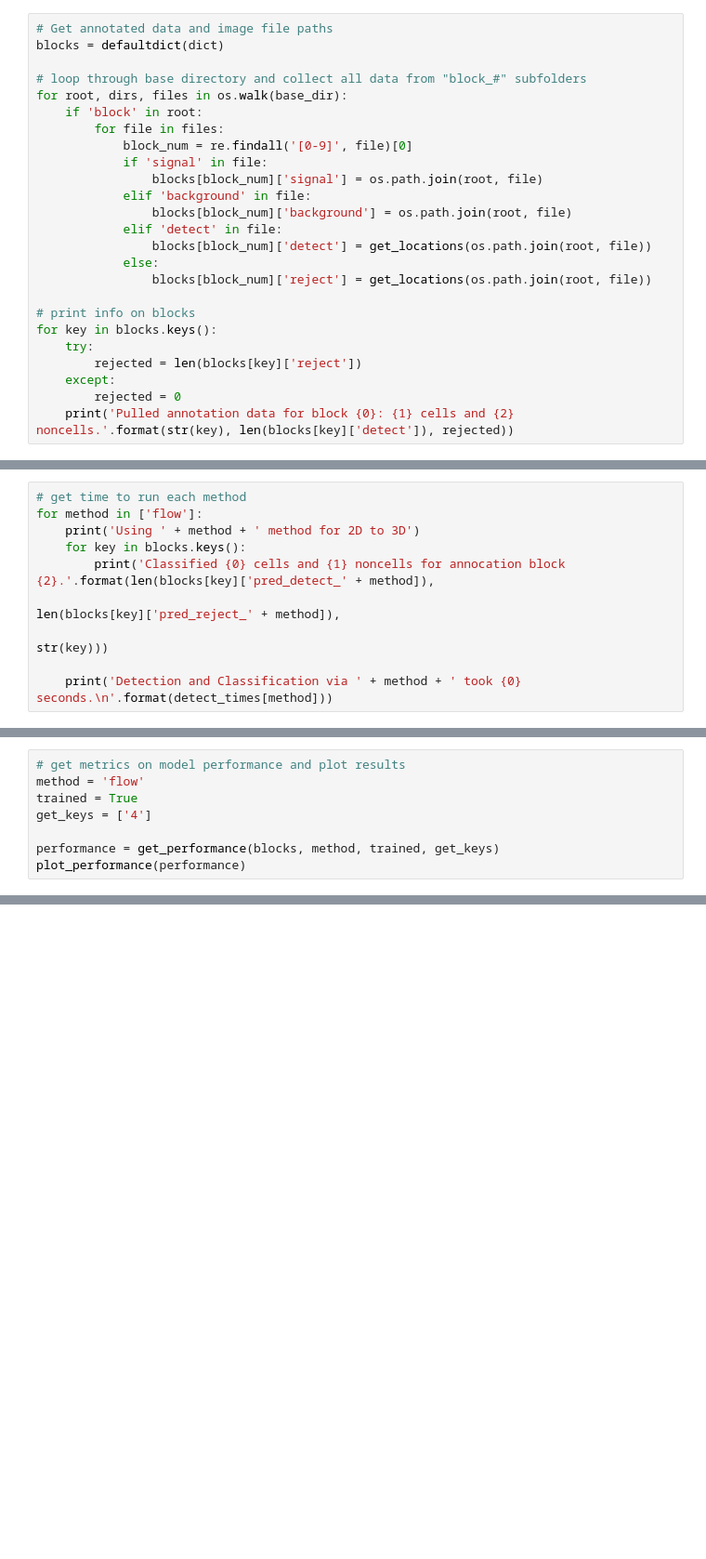
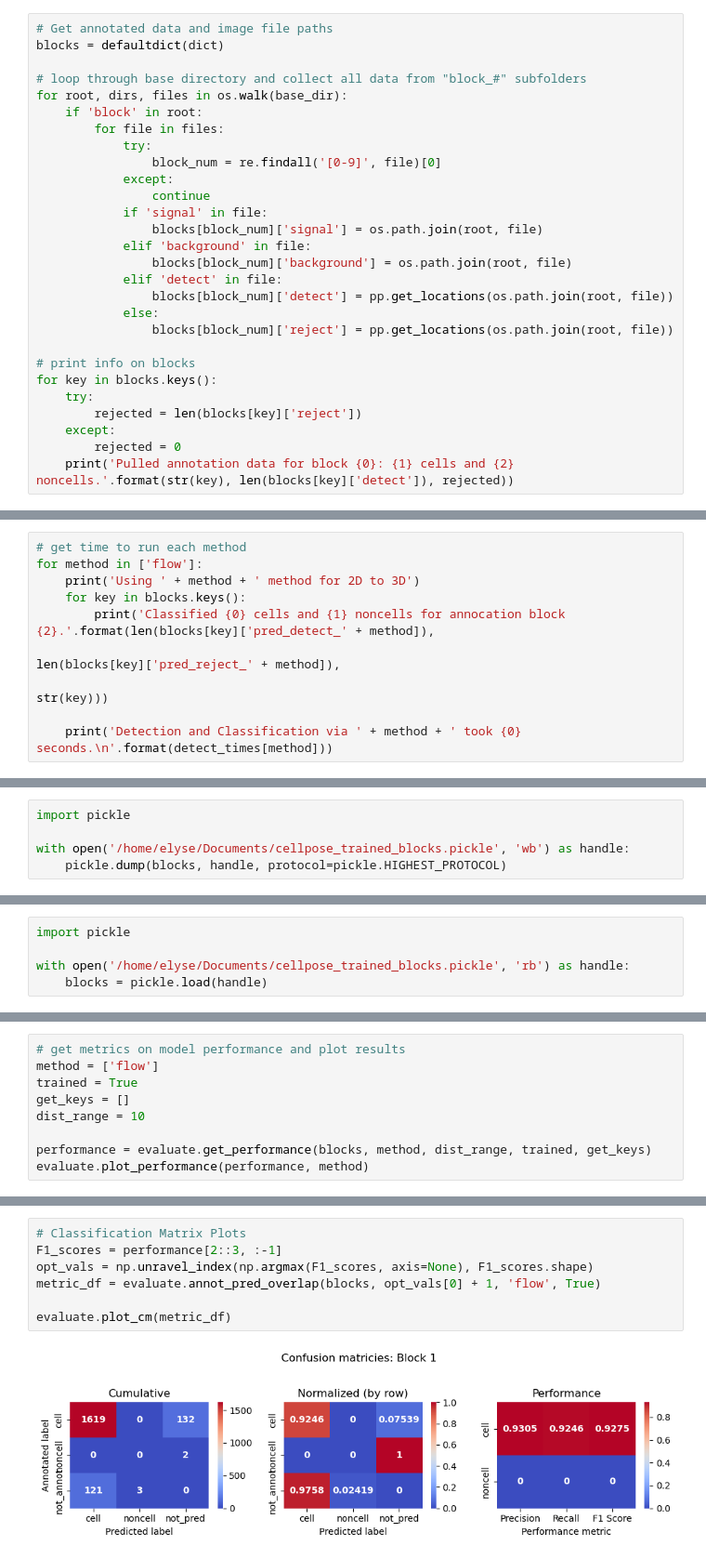
Before and after one commit to AllenInstitute/LS_Segmentation_Evaluation, a Jupyter notebook: notebooks/cellpose_train_flow.ipynb, the cells around one changed output, grey strips where cells are left out. Shown at 93% size. Cells and saved outputs as stored; diff of their text form; blank space fills up the shorter version.

```diff
--- a/notebooks/cellpose_train_flow.ipynb
+++ b/notebooks/cellpose_train_flow.ipynb
@@ -204,15 +62,18 @@ blocks = defaultdict(dict)
 for root, dirs, files in os.walk(base_dir):
     if 'block' in root:
         for file in files:
-            block_num = re.findall('[0-9]', file)[0]
+            try:
+                block_num = re.findall('[0-9]', file)[0]
+            except:
+                continue
             if 'signal' in file:
                 blocks[block_num]['signal'] = os.path.join(root, file)
             elif 'background' in file:
                 blocks[block_num]['background'] = os.path.join(root, file)
             elif 'detect' in file:
-                blocks[block_num]['detect'] = get_locations(os.path.join(root, file))
+                blocks[block_num]['detect'] = pp.get_locations(os.path.join(root, file))
             else:
-                blocks[block_num]['reject'] = get_locations(os.path.join(root, file))
+                blocks[block_num]['reject'] = pp.get_locations(os.path.join(root, file))
 
 # print info on blocks
 for key in blocks.keys():
@@ -306,0 +205,5 @@ plot_performance(performance)
+# %%
+import pickle
+
+with open('/home/elyse/Documents/cellpose_trained_blocks.pickle', 'wb') as handle:
+    pickle.dump(blocks, handle, protocol=pickle.HIGHEST_PROTOCOL)
@@ -306,0 +212,5 @@ plot_performance(performance)
+# %%
+import pickle
+
+with open('/home/elyse/Documents/cellpose_trained_blocks.pickle', 'rb') as handle:
+    blocks = pickle.load(handle)
@@ -395,8 +590,9 @@ for method in ['flow']:
 # %%
 # get metrics on model performance and plot results
-method = 'flow'
+method = ['flow']
 trained = True
-get_keys = ['4']
+get_keys = []
+dist_range = 10
 
-performance = get_performance(blocks, method, trained, get_keys)
-plot_performance(performance)
+performance = evaluate.get_performance(blocks, method, dist_range, trained, get_keys)
+evaluate.plot_performance(performance, method)
@@ -402,0 +602,9 @@ plot_performance(performance)
+# %%
+# Classification Matrix Plots
+F1_scores = performance[2::3, :-1]
+opt_vals = np.unravel_index(np.argmax(F1_scores, axis=None), F1_scores.shape)
+metric_df = evaluate.annot_pred_overlap(blocks, opt_vals[0] + 1, 'flow', True)
+
+evaluate.plot_cm(metric_df)
+# %% [output]
+[figure, added]
```
Also changed, not shown: parts of 27 cells of this notebook, 11 other files.
